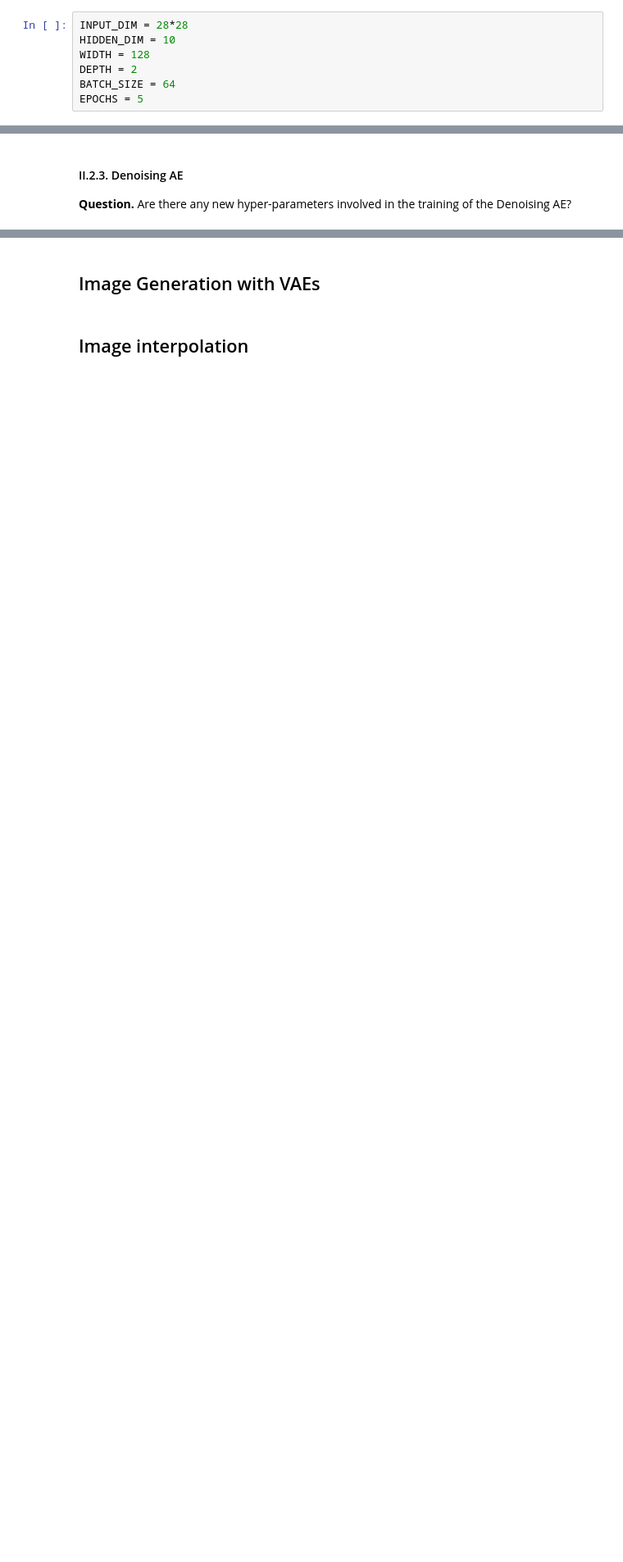
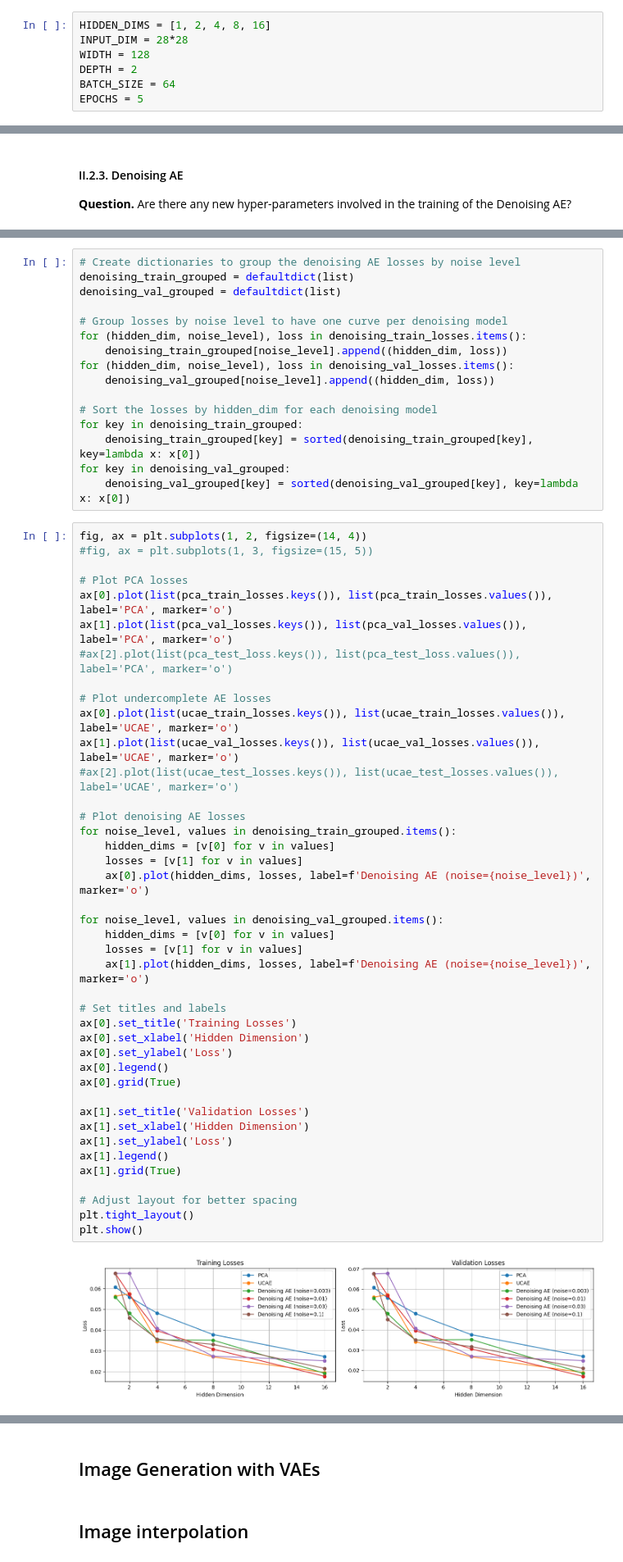
Before and after one commit to BMThi/High-Dimensional-Deep-Learning, a Jupyter notebook: autoencoders/autoencoders_vae.ipynb, the cells around one changed output, grey strips where cells are left out. Shown at 82% size. Drawn from its saved outputs; the diff is of its cells as text; blank space fills up the shorter version.

```diff
--- a/autoencoders/autoencoders_vae.ipynb
+++ b/autoencoders/autoencoders_vae.ipynb
@@ -558,8 +557,8 @@ Throughout this section, we will fix:
 - The batch size.
 - The number of training epochs.
 # %%
+HIDDEN_DIMS = [1, 2, 4, 8, 16]
 INPUT_DIM = 28*28
-HIDDEN_DIM = 10
 WIDTH = 128
 DEPTH = 2
 BATCH_SIZE = 64
@@ -943,0 +883,59 @@ Epoch [5/5], Training Loss: 0.0248, Validation Loss: 0.0284
+# %%
+# Create dictionaries to group the denoising AE losses by noise level
+denoising_train_grouped = defaultdict(list)
+denoising_val_grouped = defaultdict(list)
+
+# Group losses by noise level to have one curve per denoising model
+for (hidden_dim, noise_level), loss in denoising_train_losses.items():
+    denoising_train_grouped[noise_level].append((hidden_dim, loss))
+for (hidden_dim, noise_level), loss in denoising_val_losses.items():
+    denoising_val_grouped[noise_level].append((hidden_dim, loss))
+
+# Sort the losses by hidden_dim for each denoising model
+for key in denoising_train_grouped:
+    denoising_train_grouped[key] = sorted(denoising_train_grouped[key], key=lambda x: x[0])
+for key in denoising_val_grouped:
+    denoising_val_grouped[key] = sorted(denoising_val_grouped[key], key=lambda x: x[0])
+# %%
+fig, ax = plt.subplots(1, 2, figsize=(14, 4))
+#fig, ax = plt.subplots(1, 3, figsize=(15, 5))
+
+# Plot PCA losses
+ax[0].plot(list(pca_train_losses.keys()), list(pca_train_losses.values()), label='PCA', marker='o')
+ax[1].plot(list(pca_val_losses.keys()), list(pca_val_losses.values()), label='PCA', marker='o')
+#ax[2].plot(list(pca_test_loss.keys()), list(pca_test_loss.values()), label='PCA', marker='o')
+
+# Plot undercomplete AE losses
+ax[0].plot(list(ucae_train_losses.keys()), list(ucae_train_losses.values()), label='UCAE', marker='o')
+ax[1].plot(list(ucae_val_losses.keys()), list(ucae_val_losses.values()), label='UCAE', marker='o')
+#ax[2].plot(list(ucae_test_losses.keys()), list(ucae_test_losses.values()), label='UCAE', marker='o')
+
+# Plot denoising AE losses
+for noise_level, values in denoising_train_grouped.items():
+    hidden_dims = [v[0] for v in values]
+    losses = [v[1] for v in values]
+    ax[0].plot(hidden_dims, losses, label=f'Denoising AE (noise={noise_level})', marker='o')
+
+for noise_level, values in denoising_val_grouped.items():
+    hidden_dims = [v[0] for v in values]
+    losses = [v[1] for v in values]
+    ax[1].plot(hidden_dims, losses, label=f'Denoising AE (noise={noise_level})', marker='o')
+
+# Set titles and labels
+ax[0].set_title('Training Losses')
+ax[0].set_xlabel('Hidden Dimension')
+ax[0].set_ylabel('Loss')
+ax[0].legend()
+ax[0].grid(True)
+
+ax[1].set_title('Validation Losses')
+ax[1].set_xlabel('Hidden Dimension')
+ax[1].set_ylabel('Loss')
+ax[1].legend()
+ax[1].grid(True)
+
+# Adjust layout for better spacing
+plt.tight_layout()
+plt.show()
+# %% [output]
+[figure, added]
```
Also changed, not shown: parts of 19 cells of this notebook.
